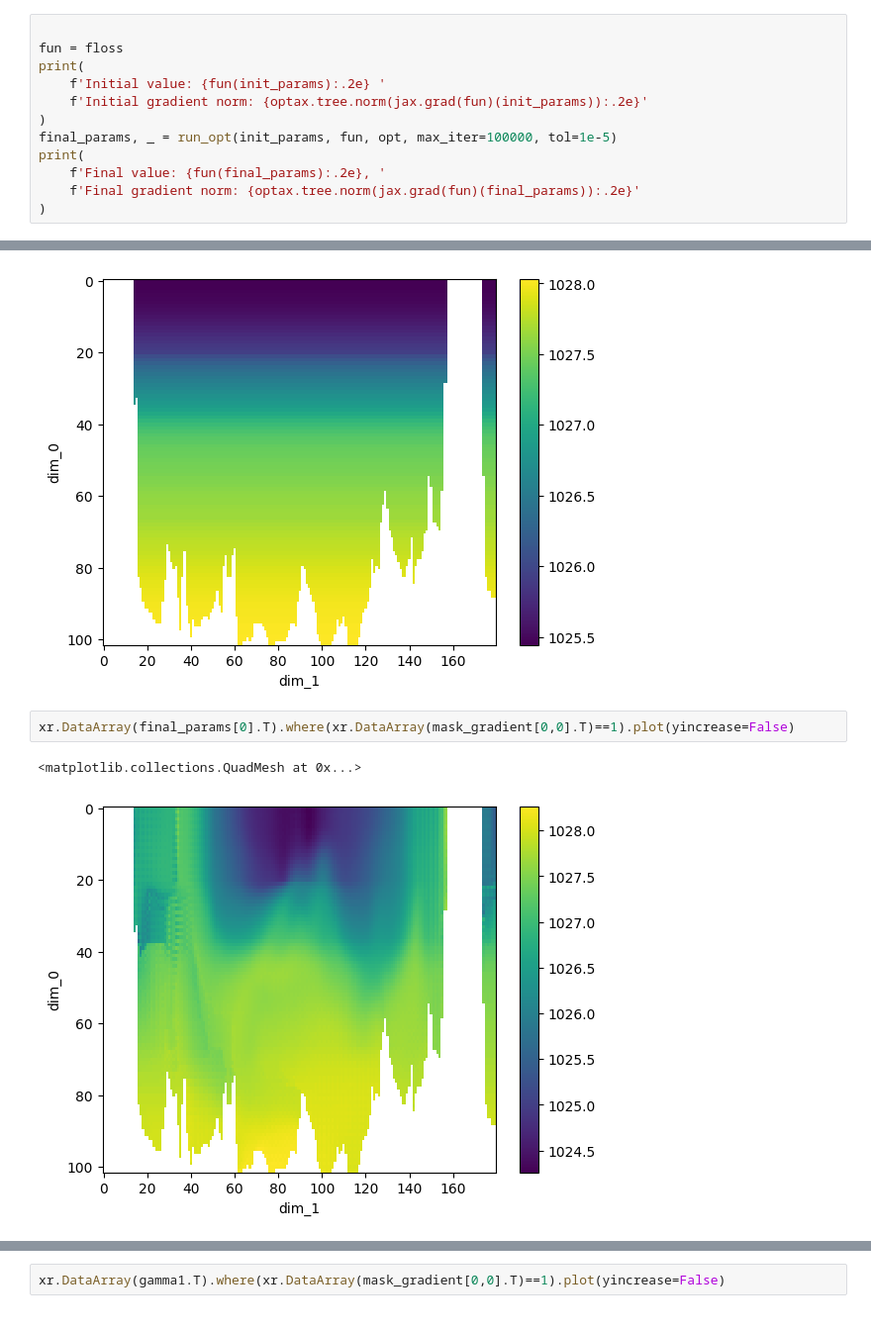
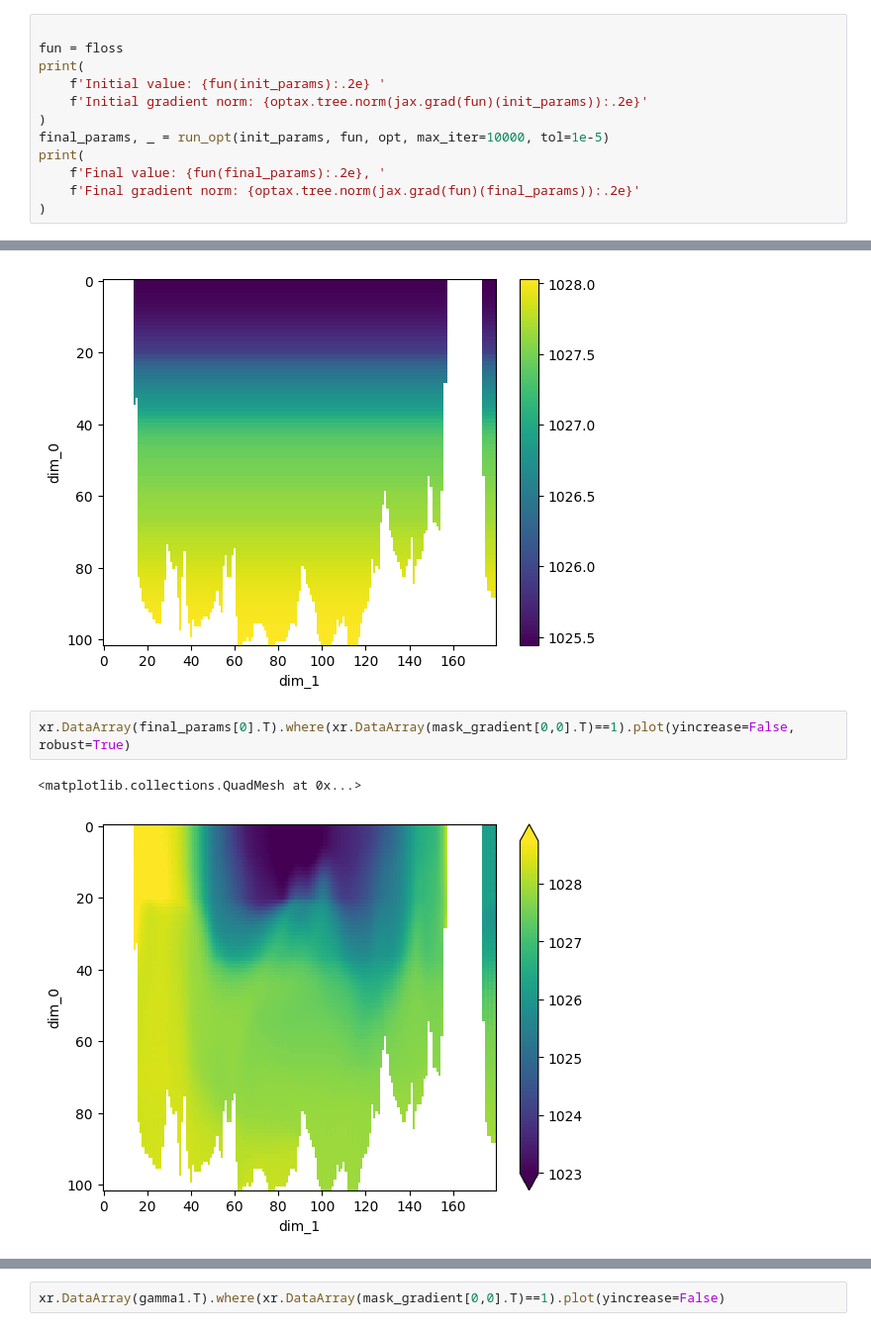
Before and after one commit to rcaneill/neutral-density, a Jupyter notebook: notebooks/proof_of_concept-linEOS.ipynb, the cells around one changed output, grey strips where cells are left out. Shown at 99% size. Cells and saved outputs as stored; diff of their text form.

```diff
--- a/notebooks/proof_of_concept-linEOS.ipynb
+++ b/notebooks/proof_of_concept-linEOS.ipynb
@@ -241,7 +239,7 @@ print(
     f'Initial value: {fun(init_params):.2e} '
     f'Initial gradient norm: {optax.tree.norm(jax.grad(fun)(init_params)):.2e}'
 )
-final_params, _ = run_opt(init_params, fun, opt, max_iter=100000, tol=1e-5)
+final_params, _ = run_opt(init_params, fun, opt, max_iter=10000, tol=1e-5)
 print(
     f'Final value: {fun(final_params):.2e}, '
     f'Final gradient norm: {optax.tree.norm(jax.grad(fun)(final_params)):.2e}'
@@ -255,7 +253,7 @@ xr.DataArray(gamma0.T).where(xr.DataArray(mask_gradient[0,0].T)==1).plot(yincrea
 <matplotlib.collections.QuadMesh at 0x...>
 [figure]
 # %%
-xr.DataArray(final_params[0].T).where(xr.DataArray(mask_gradient[0,0].T)==1).plot(yincrease=False)
+xr.DataArray(final_params[0].T).where(xr.DataArray(mask_gradient[0,0].T)==1).plot(yincrease=False, robust=True)
 # %% [output]
 <matplotlib.collections.QuadMesh at 0x...>
-[figure, old version]
+[figure, new version]
```
Also changed, not shown: parts of 12 cells of this notebook, 1 other file.
